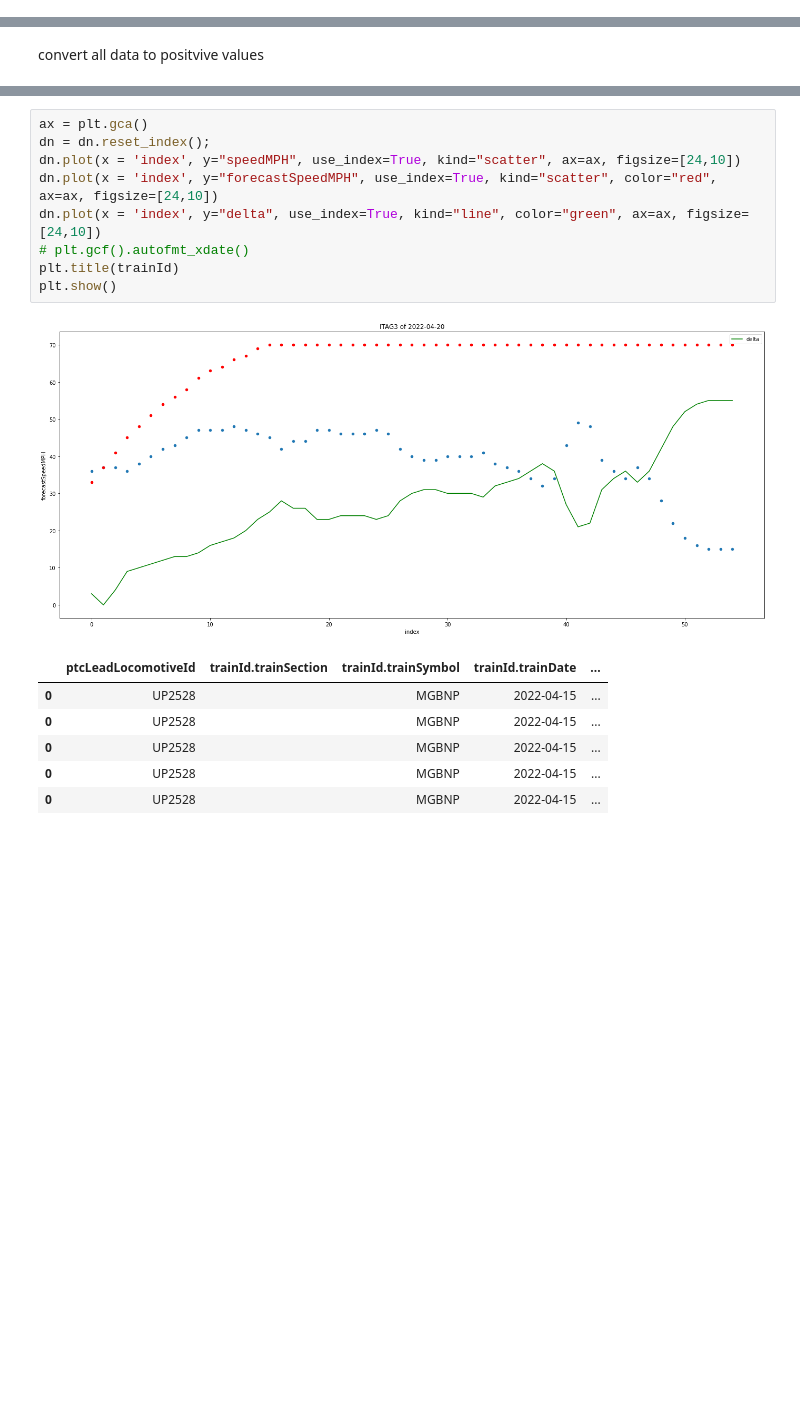
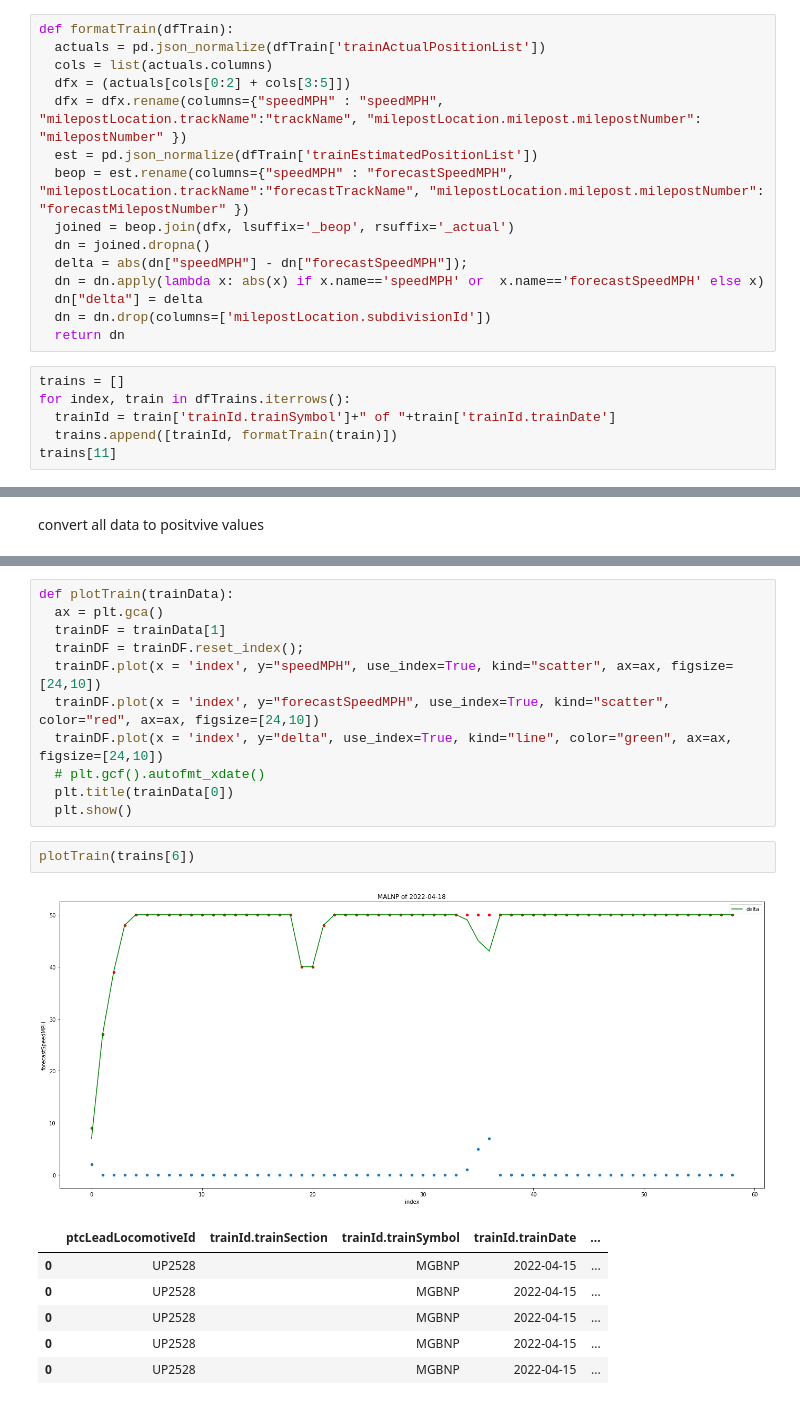
Before and after one commit to swicklund/hackathon, a Jupyter notebook: TensorFlowSteve.ipynb, the cells around one changed output, grey strips where cells are left out. Saved outputs shown, nothing was run; the diff lists cells and outputs as text; blank space fills up the shorter version.

```diff
--- a/TensorFlowSteve.ipynb
+++ b/TensorFlowSteve.ipynb
@@ -182,0 +112,21 @@ joined
+# %%
+def formatTrain(dfTrain):
+  actuals = pd.json_normalize(dfTrain['trainActualPositionList'])
+  cols = list(actuals.columns)
+  dfx = (actuals[cols[0:2] + cols[3:5]])
+  dfx = dfx.rename(columns={"speedMPH" : "speedMPH", "milepostLocation.trackName":"trackName", "milepostLocation.milepost.milepostNumber": "milepostNumber" })
+  est = pd.json_normalize(dfTrain['trainEstimatedPositionList'])
+  beop = est.rename(columns={"speedMPH" : "forecastSpeedMPH", "milepostLocation.trackName":"forecastTrackName", "milepostLocation.milepost.milepostNumber": "forecastMilepostNumber" })
+  joined = beop.join(dfx, lsuffix='_beop', rsuffix='_actual')
+  dn = joined.dropna()
+  delta = abs(dn["speedMPH"] - dn["forecastSpeedMPH"]);
+  dn = dn.apply(lambda x: abs(x) if x.name=='speedMPH' or  x.name=='forecastSpeedMPH' else x)
+  dn["delta"] = delta
+  dn = dn.drop(columns=['milepostLocation.subdivisionId'])
+  return dn
+# %%
+trains = []
+for index, train in dfTrains.iterrows():
+  trainId = train['trainId.trainSymbol']+" of "+train['trainId.trainDate']
+  trains.append([trainId, formatTrain(train)])
+trains[11]
@@ -198,14 +153,18 @@ dn.head()
 # %%
-ax = plt.gca()
-dn = dn.reset_index();
-dn.plot(x = 'index', y="speedMPH", use_index=True, kind="scatter", ax=ax, figsize=[24,10])
-dn.plot(x = 'index', y="forecastSpeedMPH", use_index=True, kind="scatter", color="red", ax=ax, figsize=[24,10])
-dn.plot(x = 'index', y="delta", use_index=True, kind="line", color="green", ax=ax, figsize=[24,10])
-# plt.gcf().autofmt_xdate()
-plt.title(trainId)
-plt.show()
+def plotTrain(trainData):
+  ax = plt.gca()
+  trainDF = trainData[1]
+  trainDF = trainDF.reset_index();
+  trainDF.plot(x = 'index', y="speedMPH", use_index=True, kind="scatter", ax=ax, figsize=[24,10])
+  trainDF.plot(x = 'index', y="forecastSpeedMPH", use_index=True, kind="scatter", color="red", ax=ax, figsize=[24,10])
+  trainDF.plot(x = 'index', y="delta", use_index=True, kind="line", color="green", ax=ax, figsize=[24,10])
+  # plt.gcf().autofmt_xdate()
+  plt.title(trainData[0])
+  plt.show()
-# %% [output]
-[figure, removed]
+# %%
+plotTrain(trains[6])
+# %% [output]
+[figure, added]
 # %%
 # %% [output]
 |  | ptcLeadLocomotiveId | trainId.trainSection | trainId.trainSymbol | trainId.trainDate | ... |
```
Also changed, not shown: parts of 5 cells of this notebook.
